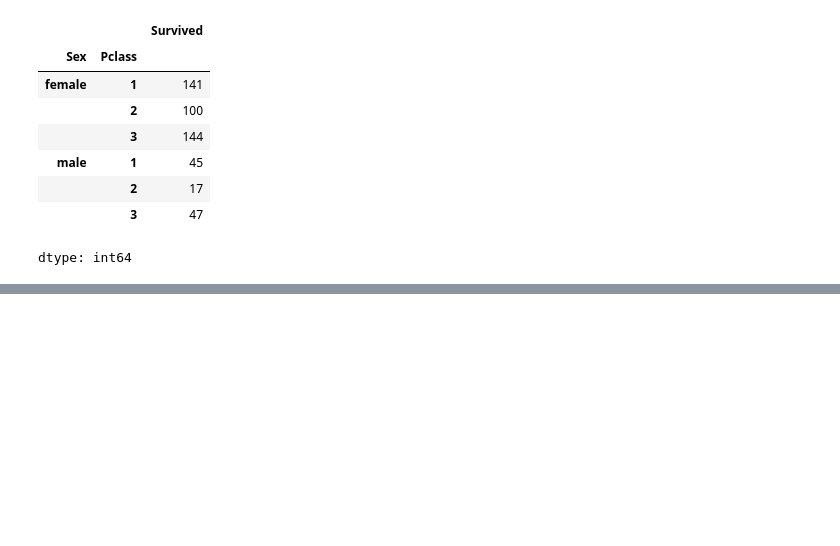
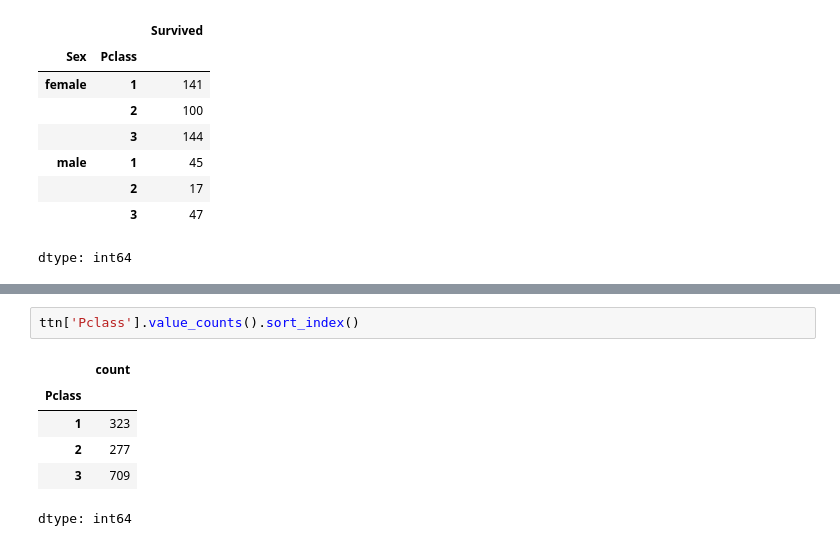
Before and after one commit to jinsumin81/BD-team, a Jupyter notebook: 타이타닉분석.ipynb, the cells around one changed output, grey strips where cells are left out. Cells and saved outputs as stored; diff of their text form; blank space fills up the shorter version.

```diff
--- a/타이타닉분석.ipynb
+++ b/타이타닉분석.ipynb
@@ -75,0 +73,9 @@ dtype: int64
+# %%
+ttn['Pclass'].value_counts().sort_index()
+# %% [output]
+|  | count |
+| Pclass |  |
+| 1 | 323 |
+| 2 | 277 |
+| 3 | 709 |
+dtype: int64
```
Also changed, not shown: parts of 9 cells of this notebook.
